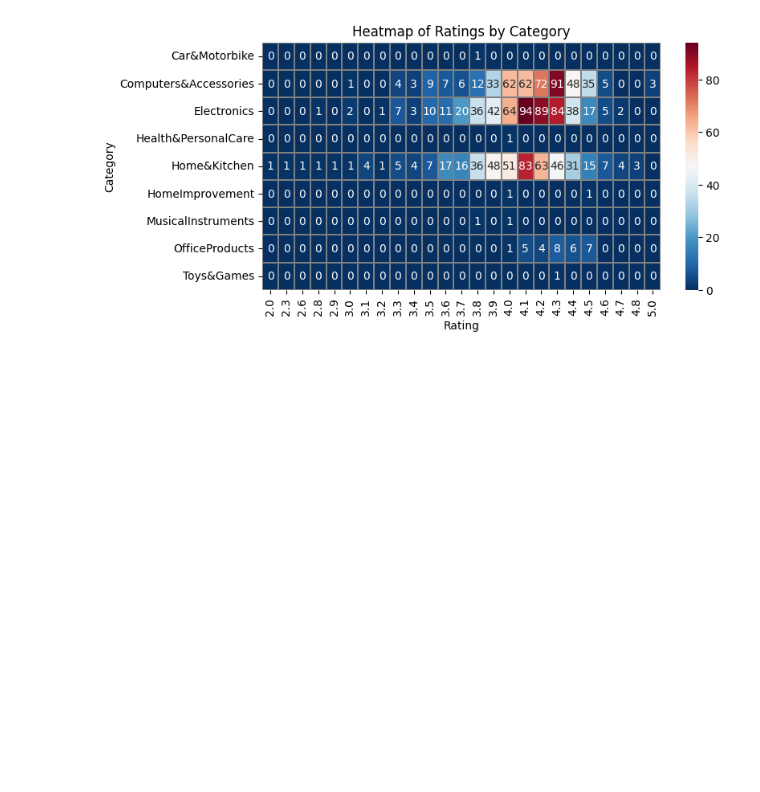
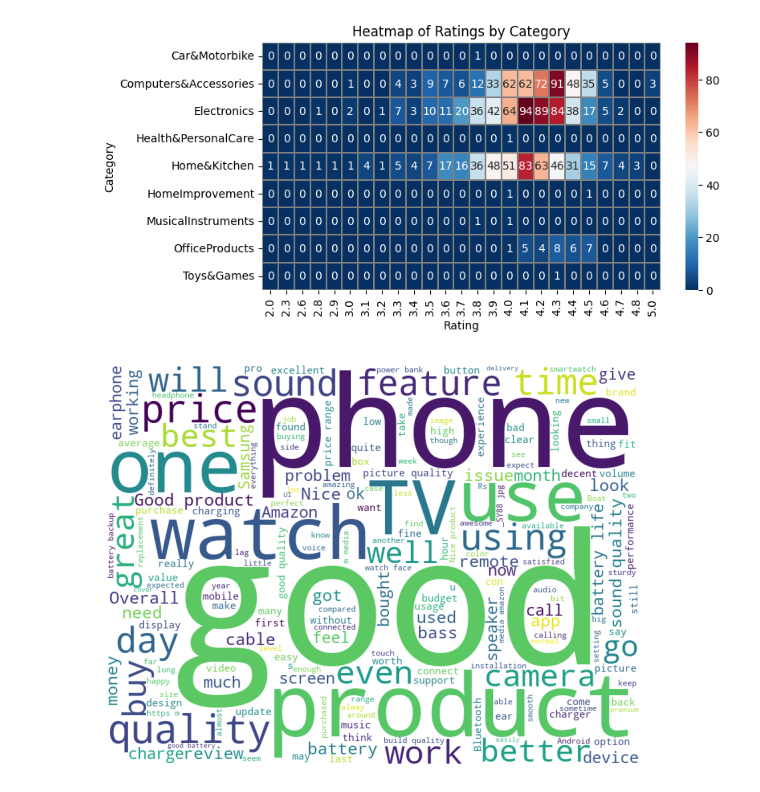
Before and after one commit to Enlightenus/Amazon_sales_analysis, a Jupyter notebook: amazon_analysis.ipynb, the cells around one changed output. Drawn from its saved outputs; the diff is of its cells as text; code cells hidden in the pictures; blank space fills up the shorter version.

Commit message:
wordcloud electronics

```diff
--- a/amazon_analysis.ipynb
+++ b/amazon_analysis.ipynb
@@ -472,3 +472,16 @@ plt.show()
 #### This heatmap shows that most reviews are from Computer, Electronics, Home & kitchen. Also, majority of ratings are around 4
 # %% [output]
 [figure]
+# %%
+# Generating wordcloud for selected reviews (electronics)
+from wordcloud import WordCloud
+df_reviews_electronics = df_op[df_op['category_1'] == 'Electronics']
+reviews_electronics = ' '.join(df_reviews_electronics['review_content'].dropna().values)
+wordcloud_electronics = WordCloud(width=800, height=600, background_color='white', min_font_size=10).generate(reviews_electronics)
+plt.figure(figsize=(6, 4), facecolor=None)
+plt.imshow(wordcloud_electronics)
+plt.axis("off")
+plt.tight_layout(pad=0)
+plt.show()
+# %% [output]
+[figure, added]
```
